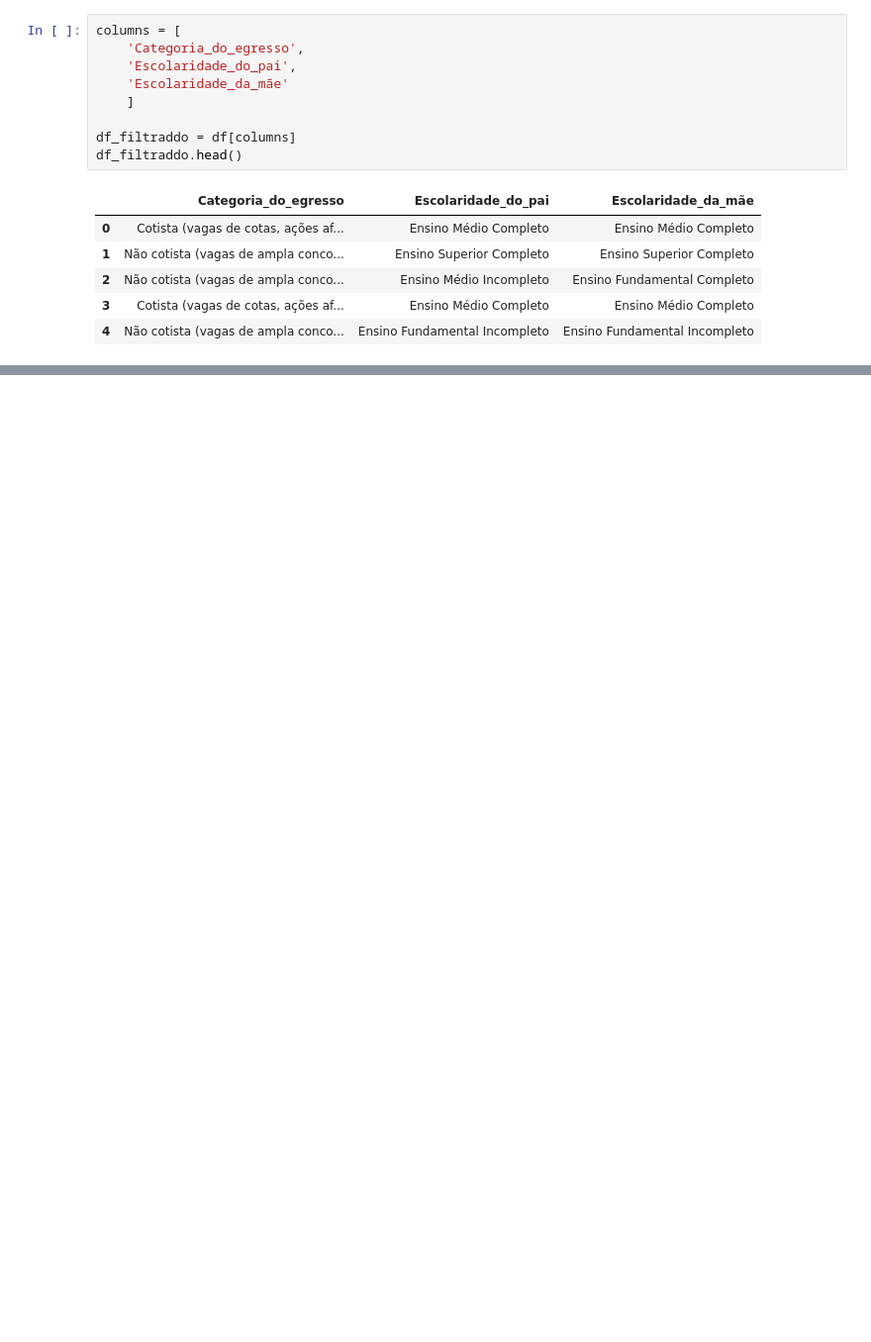
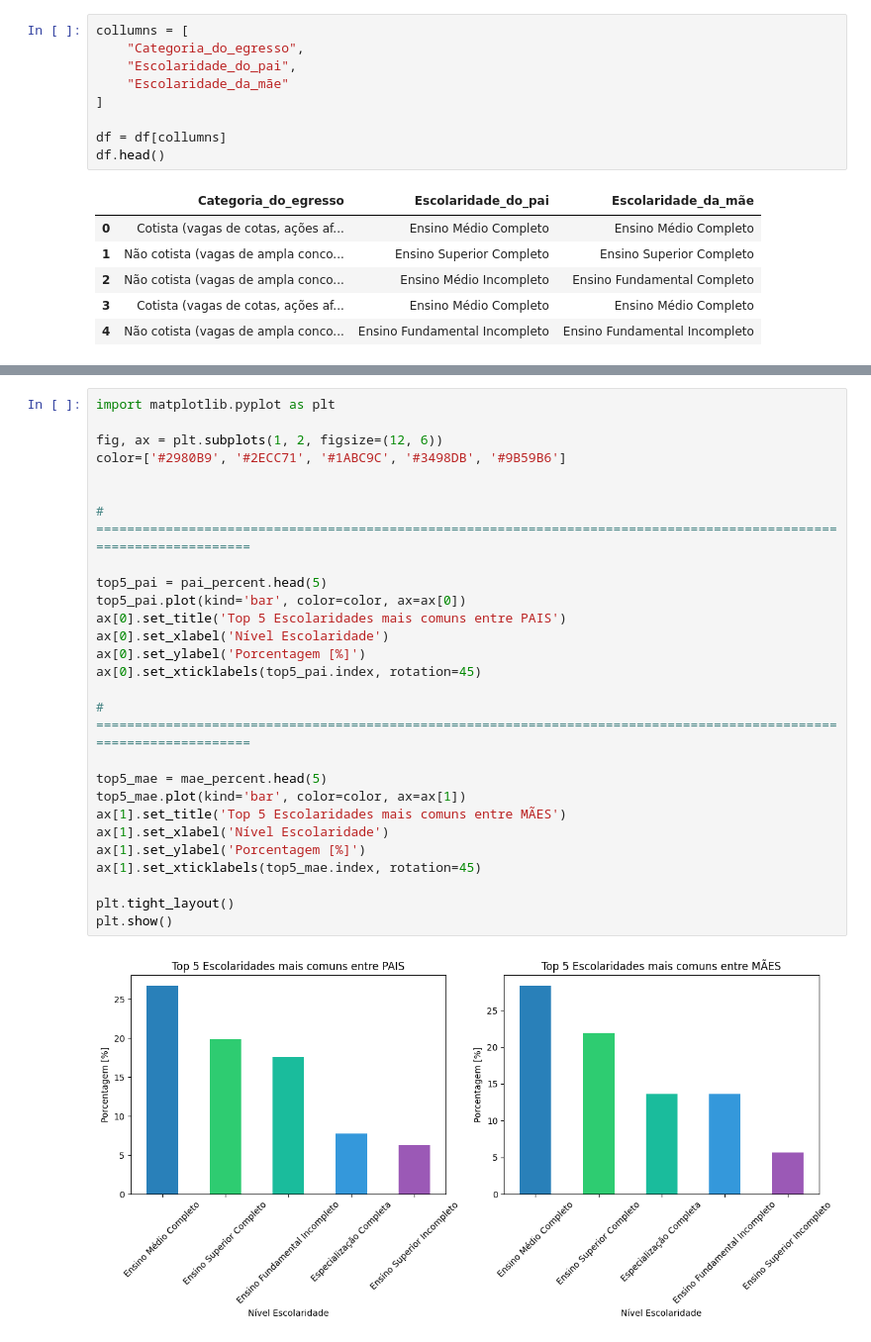
Before and after one commit to antoniolma/Projeto1_RedesSociais, a Jupyter notebook: Atividade_Aula15.ipynb, the cells around one changed output, grey strips where cells are left out. Shown at 99% size. Saved outputs shown, nothing was run; the diff lists cells and outputs as text; blank space fills up the shorter version.

Commit message:
Analise dos dados de escolaridade dos pais e graficos para visualizacao

```diff
--- a/Atividade_Aula15.ipynb
+++ b/Atividade_Aula15.ipynb
@@ -17,14 +19,14 @@ df.head()
 # %% [markdown]
 ### Filtro para colunas que queremos
 # %%
-columns = [
-    'Categoria_do_egresso',
-    'Escolaridade_do_pai',
-    'Escolaridade_da_mãe'
-    ]
+collumns = [
+    "Categoria_do_egresso",
+    "Escolaridade_do_pai",
+    "Escolaridade_da_mãe"
+]
 
-df_filtraddo = df[columns]
-df_filtraddo.head()
+df = df[collumns]
+df.head()
 # %% [output]
 |  | Categoria_do_egresso | Escolaridade_do_pai | Escolaridade_da_mãe |
 | 0 | Cotista (vagas de cotas, ações af... | Ensino Médio Completo | Ensino Médio Completo |
@@ -34,0 +162,29 @@ df_filtraddo.head()
+# %%
+import matplotlib.pyplot as plt
+
+fig, ax = plt.subplots(1, 2, figsize=(12, 6))
+color=['#2980B9', '#2ECC71', '#1ABC9C', '#3498DB', '#9B59B6']
+
+
+# ====================================================================================================================
+
+top5_pai = pai_percent.head(5)
+top5_pai.plot(kind='bar', color=color, ax=ax[0])
+ax[0].set_title('Top 5 Escolaridades mais comuns entre PAIS')
+ax[0].set_xlabel('Nível Escolaridade')
+ax[0].set_ylabel('Porcentagem [%]')
+ax[0].set_xticklabels(top5_pai.index, rotation=45)
+
+# ====================================================================================================================
+
+top5_mae = mae_percent.head(5)
+top5_mae.plot(kind='bar', color=color, ax=ax[1])
+ax[1].set_title('Top 5 Escolaridades mais comuns entre MÃES')
+ax[1].set_xlabel('Nível Escolaridade')
+ax[1].set_ylabel('Porcentagem [%]')
+ax[1].set_xticklabels(top5_mae.index, rotation=45)
+
+plt.tight_layout()
+plt.show()
+# %% [output]
+[figure, added]
```
Also changed, not shown: parts of 7 cells of this notebook.
